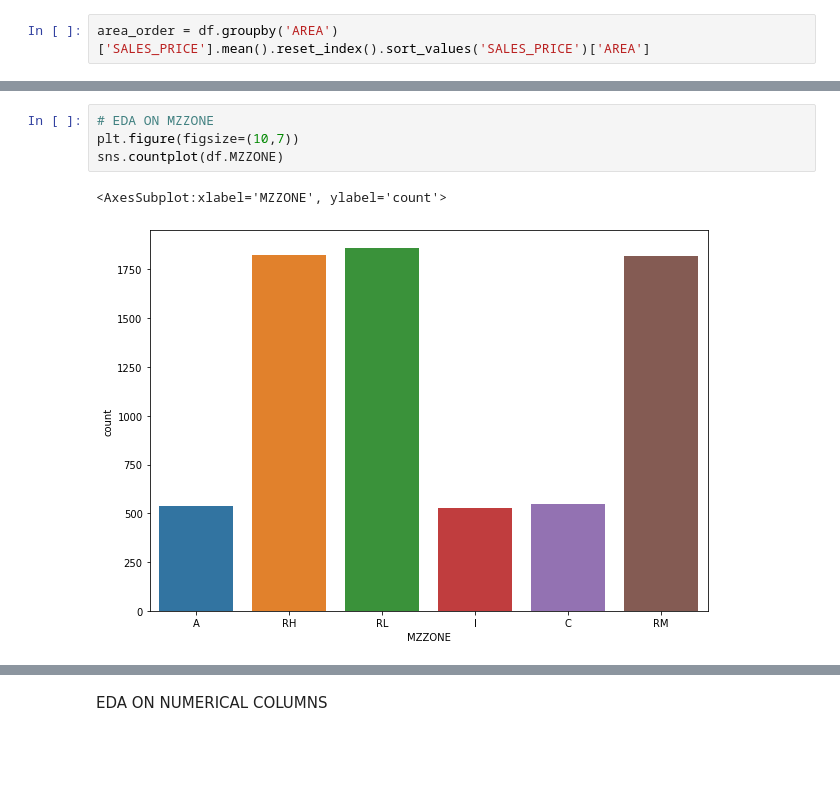
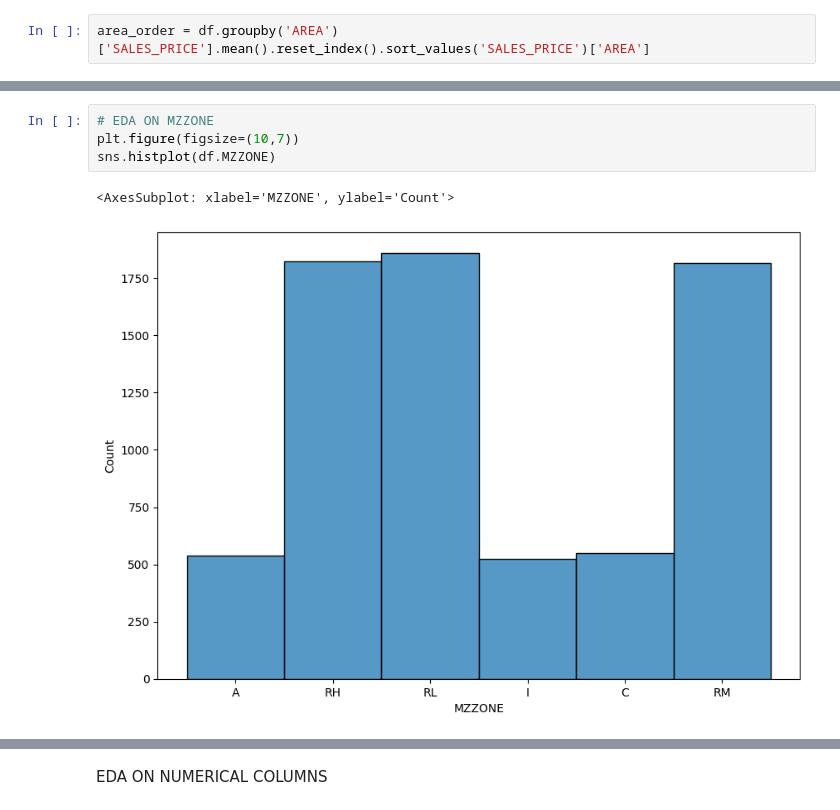
Before and after one commit to SainathReddy5/Guvi_Project, a Jupyter notebook: CHPP_Project.ipynb, the cells around one changed output, grey strips where cells are left out. Saved outputs shown, nothing was run; the diff lists cells and outputs as text; blank space fills up the shorter version.

```diff
--- a/CHPP_Project.ipynb
+++ b/CHPP_Project.ipynb
@@ -408,10 +405,10 @@ sns.barplot(x=df.STREET,y=df.SALES_PRICE,data=df,order=order)
 # %%
 # EDA ON MZZONE
 plt.figure(figsize=(10,7))
-sns.countplot(df.MZZONE)
+sns.histplot(df.MZZONE)
 # %% [output]
-<AxesSubplot:xlabel='MZZONE', ylabel='count'>
+<AxesSubplot: xlabel='MZZONE', ylabel='Count'>
-[figure, old version]
+[figure, new version]
 # %%
 order = df.groupby('MZZONE')['SALES_PRICE'].mean().reset_index().sort_values('SALES_PRICE')['MZZONE']
 plt.figure(figsize=(10,7))
```
Also changed, not shown: parts of 47 cells of this notebook, 3 other files.
